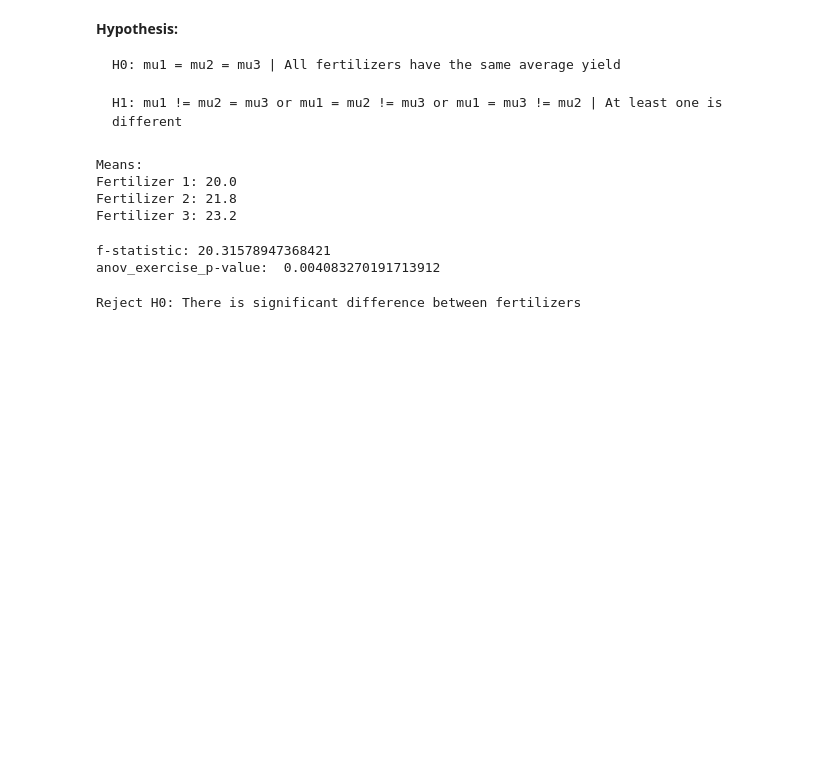
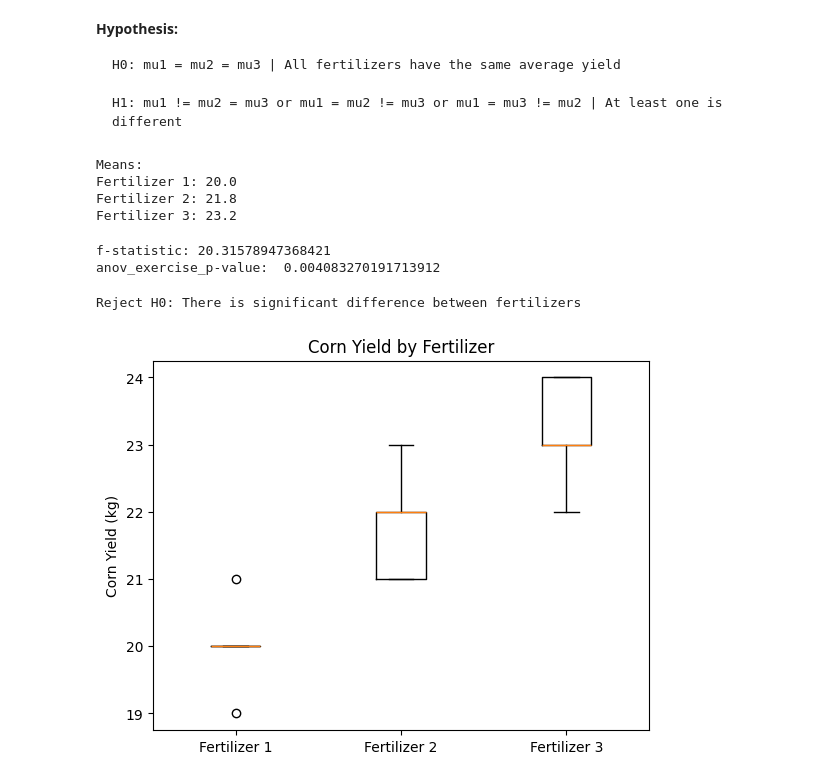
Before and after one commit to 4GeeksAcademy/ekbalam11-hypothesis-testing-exercises-project-with-python, a Jupyter notebook: notebook/problems.ipynb, the cells around one changed output. Drawn from its saved outputs; the diff is of its cells as text; code cells hidden in the pictures; blank space fills up the shorter version.

```diff
--- a/notebook/problems.ipynb
+++ b/notebook/problems.ipynb
@@ -135,3 +145,12 @@ else:
     print("No significant difference between fertilizers")
 # %% [output]
 Reject H0: There is significant difference between fertilizers
+# %%
+plt.figure()
+plt.boxplot([fert1, fert2, fert3])
+plt.xticks([1, 2, 3], ["Fertilizer 1", "Fertilizer 2", "Fertilizer 3"])
+plt.ylabel("Corn Yield (kg)")
+plt.title("Corn Yield by Fertilizer")
+plt.show()
+# %% [output]
+[figure, added]
```
Also changed, not shown: parts of 2 cells of this notebook.
